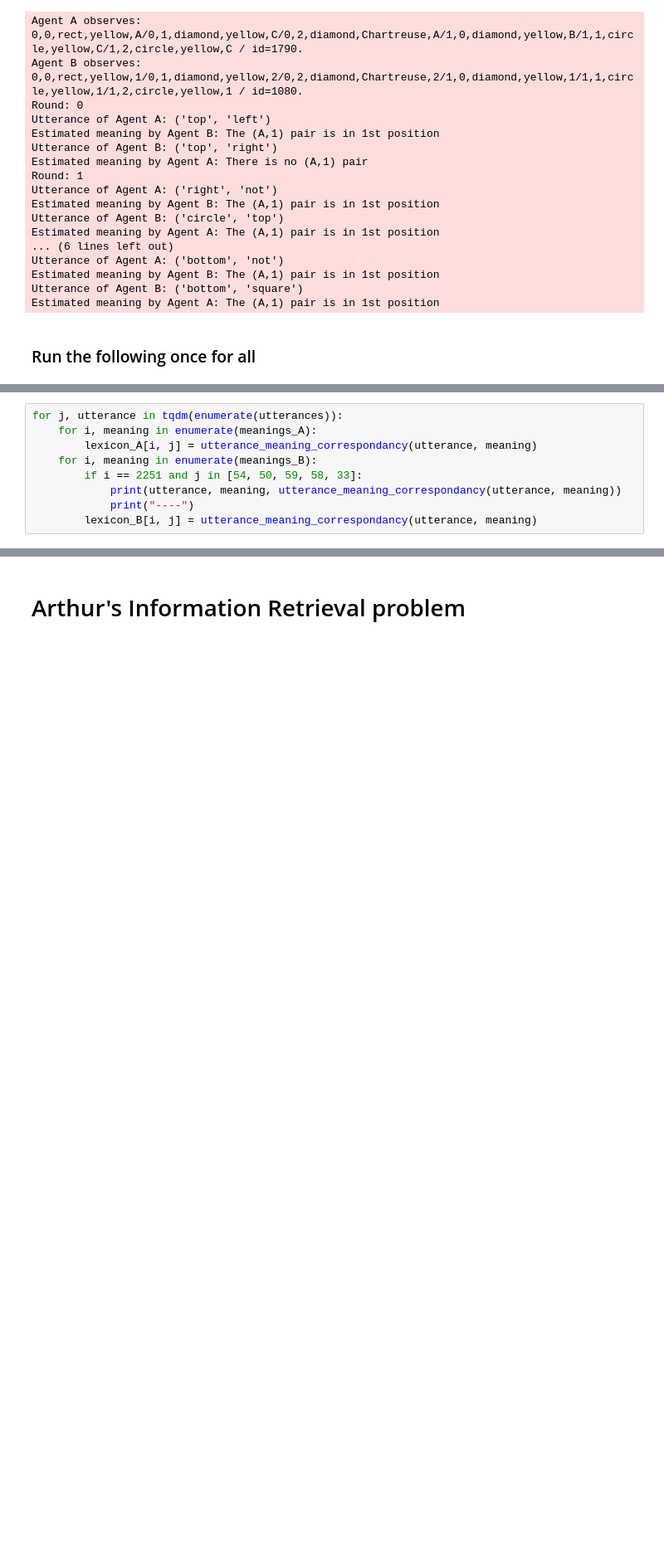
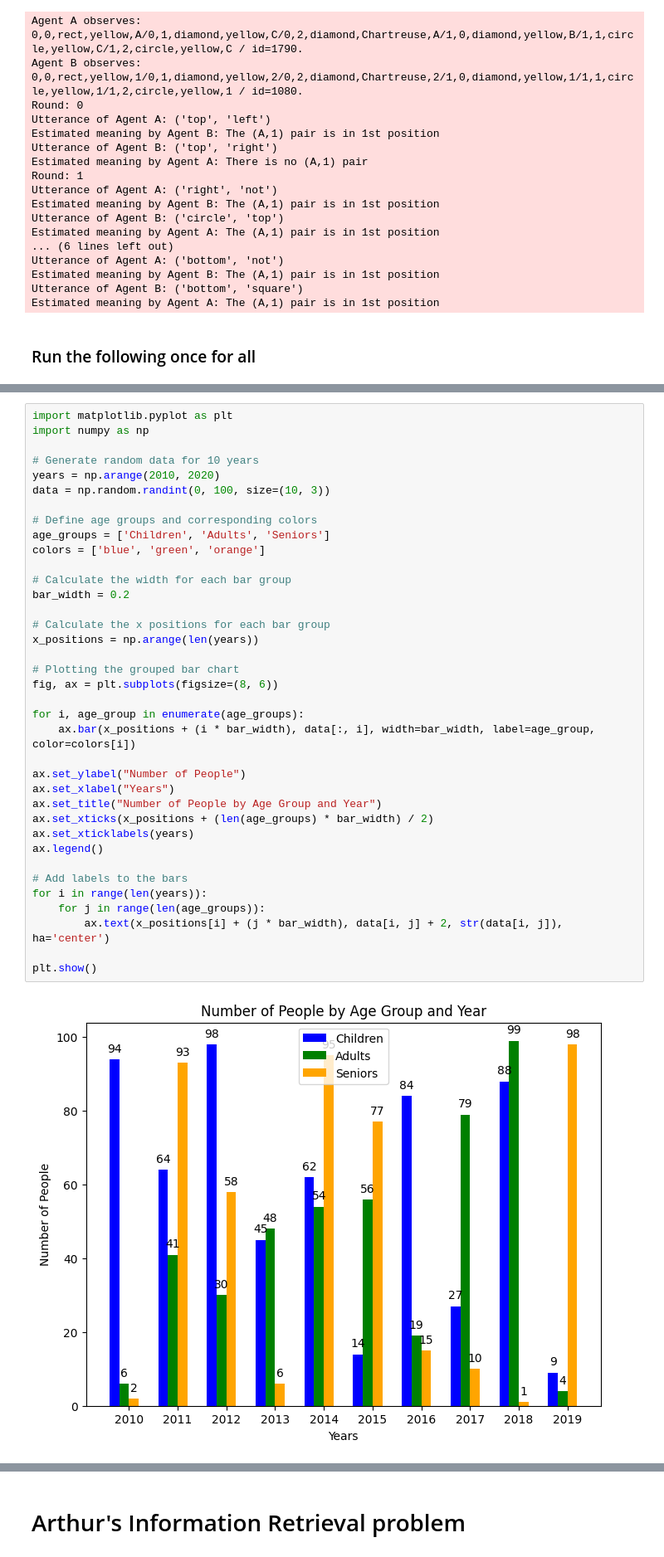
Before and after one commit to GabrielBeFr/RSA-research, a Jupyter notebook: multi_RSA/experiments.ipynb, the cells around one changed output, grey strips where cells are left out. Shown at 83% size. Drawn from its saved outputs; the diff is of its cells as text; blank space fills up the shorter version.

Commit message:
results plotting

```diff
--- a/multi_RSA/experiments.ipynb
+++ b/multi_RSA/experiments.ipynb
@@ -673,9 +678,0 @@ Utterance set: [('', 'right'), ('', 'blue'), ('', 'square'), ('', 'circle'), (''
-# %%
-for j, utterance in tqdm(enumerate(utterances)):
-    for i, meaning in enumerate(meanings_A):
-        lexicon_A[i, j] = utterance_meaning_correspondancy(utterance, meaning)
-    for i, meaning in enumerate(meanings_B):
-        if i == 2251 and j in [54, 50, 59, 58, 33]:
-            print(utterance, meaning, utterance_meaning_correspondancy(utterance, meaning))
-            print("----")
-        lexicon_B[i, j] = utterance_meaning_correspondancy(utterance, meaning)
@@ -782,0 +718,39 @@ indices.tolist()
+# %%
+import matplotlib.pyplot as plt
+import numpy as np
+
+# Generate random data for 10 years
+years = np.arange(2010, 2020)
+data = np.random.randint(0, 100, size=(10, 3))
+
+# Define age groups and corresponding colors
+age_groups = ['Children', 'Adults', 'Seniors']
+colors = ['blue', 'green', 'orange']
+
+# Calculate the width for each bar group
+bar_width = 0.2
+
+# Calculate the x positions for each bar group
+x_positions = np.arange(len(years))
+
+# Plotting the grouped bar chart
+fig, ax = plt.subplots(figsize=(8, 6))
+
+for i, age_group in enumerate(age_groups):
+    ax.bar(x_positions + (i * bar_width), data[:, i], width=bar_width, label=age_group, color=colors[i])
+
+ax.set_ylabel("Number of People")
+ax.set_xlabel("Years")
+ax.set_title("Number of People by Age Group and Year")
+ax.set_xticks(x_positions + (len(age_groups) * bar_width) / 2)
+ax.set_xticklabels(years)
+ax.legend()
+
+# Add labels to the bars
+for i in range(len(years)):
+    for j in range(len(age_groups)):
+        ax.text(x_positions[i] + (j * bar_width), data[i, j] + 2, str(data[i, j]), ha='center')
+
+plt.show()
+# %% [output]
+[figure, added]
```
Also changed, not shown: parts of 11 cells of this notebook, 1 other file.
